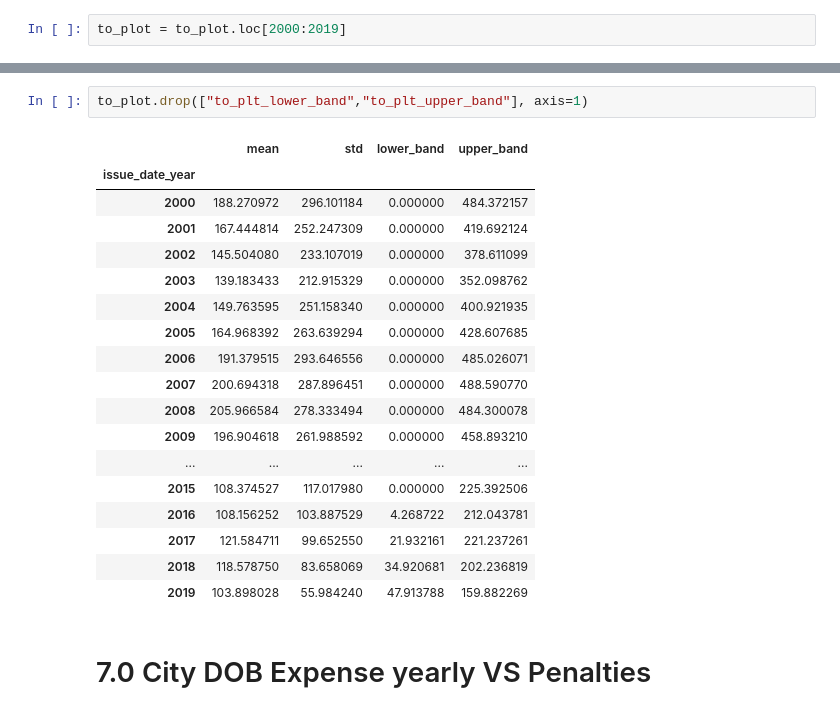
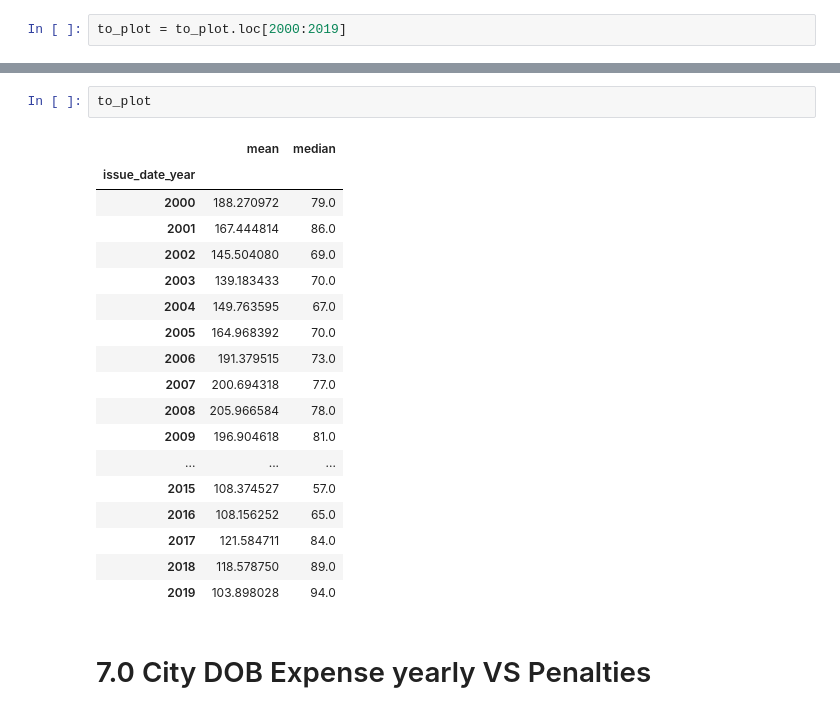
Before and after one commit to lermana/nyc_dob_analysis, a Jupyter notebook: notebooks/violations.ipynb, the cells around one changed output, grey strips where cells are left out. Drawn from its saved outputs; the diff is of its cells as text.

```diff
--- a/notebooks/violations.ipynb
+++ b/notebooks/violations.ipynb
@@ -998,24 +1019,24 @@ savefig("ecb_hearing_imposed_daysdelta.png", fig, bottom=.2)
-# %%
-to_plot.drop(["to_plt_lower_band","to_plt_upper_band"], axis=1)
-# %% [output]
-|  | mean | std | lower_band | upper_band |
-| issue_date_year |  |  |  |  |
-| 2000 | 188.270972 | 296.101184 | 0.000000 | 484.372157 |
-| 2001 | 167.444814 | 252.247309 | 0.000000 | 419.692124 |
-| 2002 | 145.504080 | 233.107019 | 0.000000 | 378.611099 |
-| 2003 | 139.183433 | 212.915329 | 0.000000 | 352.098762 |
-| 2004 | 149.763595 | 251.158340 | 0.000000 | 400.921935 |
-| 2005 | 164.968392 | 263.639294 | 0.000000 | 428.607685 |
-| 2006 | 191.379515 | 293.646556 | 0.000000 | 485.026071 |
-| 2007 | 200.694318 | 287.896451 | 0.000000 | 488.590770 |
-| 2008 | 205.966584 | 278.333494 | 0.000000 | 484.300078 |
-| 2009 | 196.904618 | 261.988592 | 0.000000 | 458.893210 |
-| ... | ... | ... | ... | ... |
-| 2015 | 108.374527 | 117.017980 | 0.000000 | 225.392506 |
-| 2016 | 108.156252 | 103.887529 | 4.268722 | 212.043781 |
-| 2017 | 121.584711 | 99.652550 | 21.932161 | 221.237261 |
-| 2018 | 118.578750 | 83.658069 | 34.920681 | 202.236819 |
-| 2019 | 103.898028 | 55.984240 | 47.913788 | 159.882269 |
+# %%
+to_plot
+# %% [output]
+|  | mean | median |
+| issue_date_year |  |  |
+| 2000 | 188.270972 | 79.0 |
+| 2001 | 167.444814 | 86.0 |
+| 2002 | 145.504080 | 69.0 |
+| 2003 | 139.183433 | 70.0 |
+| 2004 | 149.763595 | 67.0 |
+| 2005 | 164.968392 | 70.0 |
+| 2006 | 191.379515 | 73.0 |
+| 2007 | 200.694318 | 77.0 |
+| 2008 | 205.966584 | 78.0 |
+| 2009 | 196.904618 | 81.0 |
+| ... | ... | ... |
+| 2015 | 108.374527 | 57.0 |
+| 2016 | 108.156252 | 65.0 |
+| 2017 | 121.584711 | 84.0 |
+| 2018 | 118.578750 | 89.0 |
+| 2019 | 103.898028 | 94.0 |
 # %% [markdown]
 # 7.0 City DOB Expense yearly VS Penalties
 # %%
```
Also changed, not shown: parts of 10 cells of this notebook, 4 other files.
